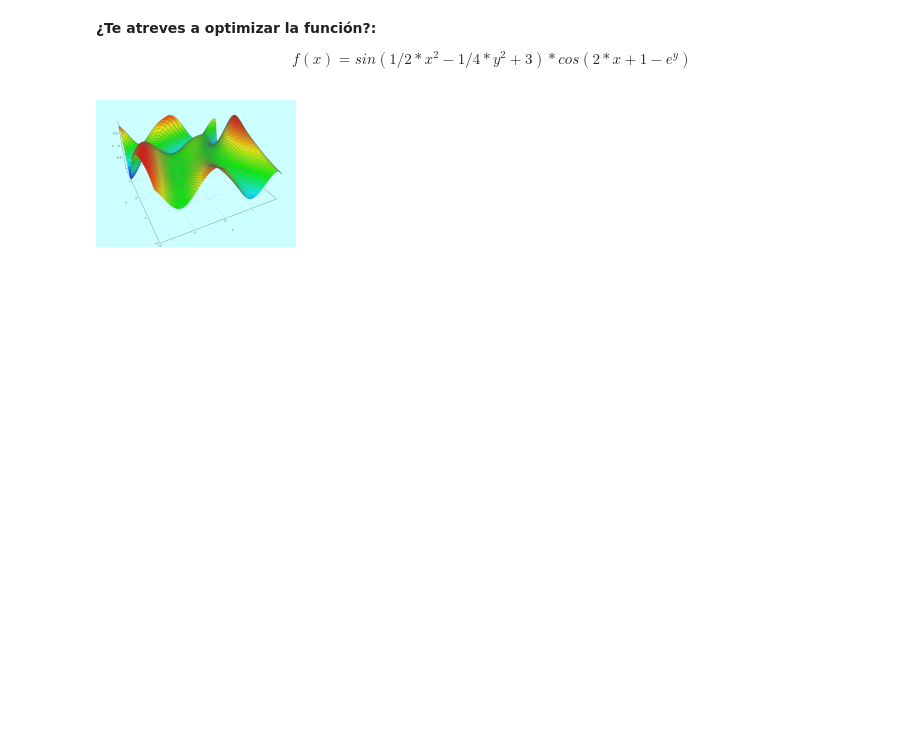
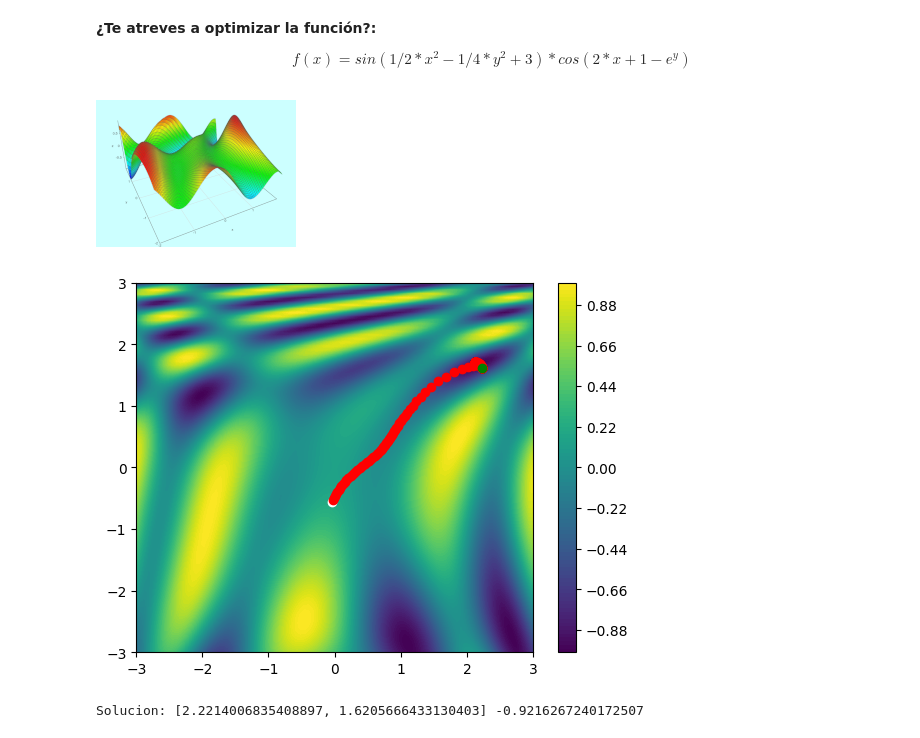
Before and after one commit to Macia-Comella/03MAIR---Algoritmos-de-Optimizacion, a Jupyter notebook: MaciaComella_AG2.ipynb, the cells around one changed output. Saved outputs shown, nothing was run; the diff lists cells and outputs as text; code cells hidden in the pictures; blank space fills up the shorter version.

```diff
--- a/MaciaComella_AG2.ipynb
+++ b/MaciaComella_AG2.ipynb
@@ -319,4 +319,56 @@ $$f(x)=sin(1/2 * x^2 - 1/4 * y^2 + 3) * cos(2*x + 1 - e^y)$$
 ![2.png](embedded-picture-1)
 # %%
 #Definimos la funcion
-f= lambda X: math.sin(1/2 * X[0]**2 - 1/4 * X[1]**2 + 3) *math.cos(2*X[0] + 1 - math.exp(X[1]) )
+f = lambda X: math.sin(1/2 * X[0]**2 - 1/4 * X[1]**2 + 3) *math.cos(2*X[0] + 1 - math.exp(X[1]) )
+
+# Definimos el gradiente de la función
+def df(X):
+  h = 0.01
+  T = np.copy(X)
+  grad = np.zeros(2)
+  for it, th in enumerate(X):
+    T[it] += h
+    grad[it] = (f(T) - f(X)) / h
+
+  return grad
+# %%
+#Prepara los datos para dibujar mapa de niveles de Z. Rango fijado en +/-3 para reducir
+# la cantidad de extremos visibles pero asegurando que el punto final queda graficado
+resolucion = 100
+rango=3
+
+X=np.linspace(-rango,rango,resolucion)
+Y=np.linspace(-rango,rango,resolucion)
+Z=np.zeros((resolucion,resolucion))
+for ix,x in enumerate(X):
+  for iy,y in enumerate(Y):
+    Z[iy,ix] = f([x,y])
+
+#Pinta el mapa de niveles de Z
+plt.contourf(X,Y,Z,resolucion)
+plt.colorbar()
+
+#Generamos un punto aleatorio inicial y pintamos de blanco.
+#Punto aleatorio entre +/- 1 para asegurar que la solución final no se sale del espacio graficado
+P=[random.uniform(-1,1  ),random.uniform(-1,1 ) ]
+plt.plot(P[0],P[1],"o",c="white")
+
+#Tasa de aprendizaje. Fija ya que al multiplicarla por el gradiente la longitud
+# de los avances se reducirá conforme nos aproximemos al óptimo porque el gradiente
+# se reducirá proporcionalmente
+TA=.1
+
+#Iteraciones: 200 para permitir que el algoritmo alcance el óptimo
+for _ in range(200):
+  grad = df(P)
+  #print(P,grad)
+  P[0],P[1] = P[0] - TA*grad[0] , P[1] - TA*grad[1]
+  plt.plot(P[0],P[1],"o",c="red")
+
+#Dibujamos el punto final y pintamos de verde
+plt.plot(P[0],P[1],"o",c="green")
+plt.show()
+print("Solucion:" , P , f(P))
+# %% [output]
+[figure, added]
+Solucion: [2.2214006835408897, 1.6205666433130403] -0.9216267240172507
```
Also changed, not shown: parts of 3 cells of this notebook.
